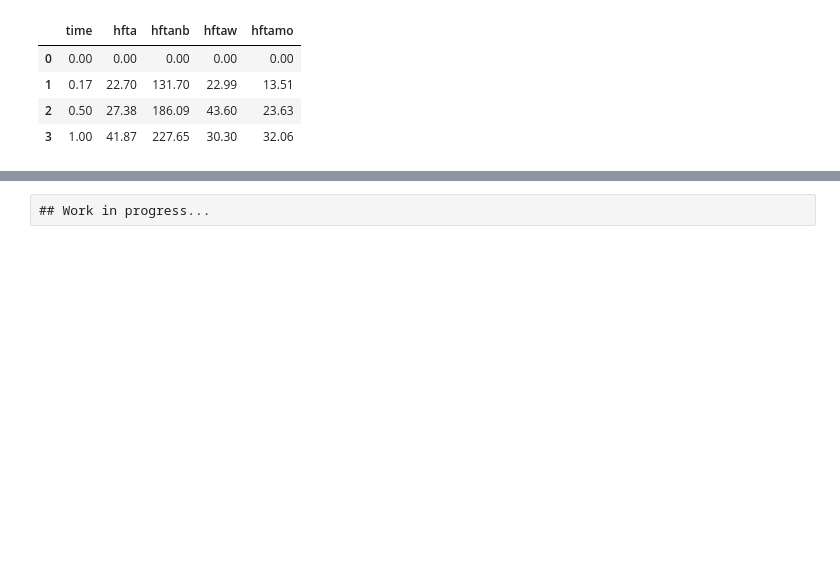
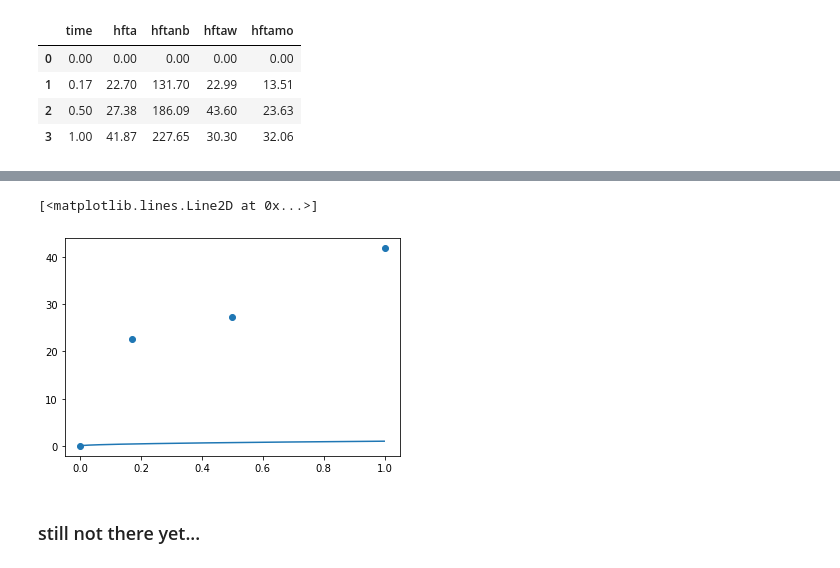
Before and after one commit to tdaboiku/MRLTask, a Jupyter notebook: MRL_Task.ipynb, the cells around one changed output, grey strips where cells are left out. Saved outputs shown, nothing was run; the diff lists cells and outputs as text; code cells hidden in the pictures; blank space fills up the shorter version.

```diff
--- a/MRL_Task.ipynb
+++ b/MRL_Task.ipynb
@@ -71,5 +71,31 @@ fig2.show()
 # %% [output]
 divide by zero encountered in power
 [interactive output not drawn]
-# %% [raw]
-## Work in progress...
+# %%
+# trying fitting withanother approach
+import matplotlib.pyplot as plt
+import scipy.optimize
+
+# mass-change eq
+def fit_func(x, a, b):
+    return (b*(x**a))
+
+#parameters
+real_a = 0.5
+real_b = 1
+
+x = np.arange(0, 1, .001)
+y= fit_func(x, real_a, real_b)
+
+popt, pcov = scipy.optimize.curve_fit(fit_func, x, y)
+fit_a, fit_b = popt
+y_fit = fit_func(x, fit_a, fit_b)
+
+fig3, ax = plt.subplots(1)
+ax.scatter(xdata, ydata_HfTa)
+ax.plot(x, y_fit)
+# %% [output]
+[<matplotlib.lines.Line2D at 0x...>]
+[figure, added]
+# %% [markdown]
+### still not there yet...
```
